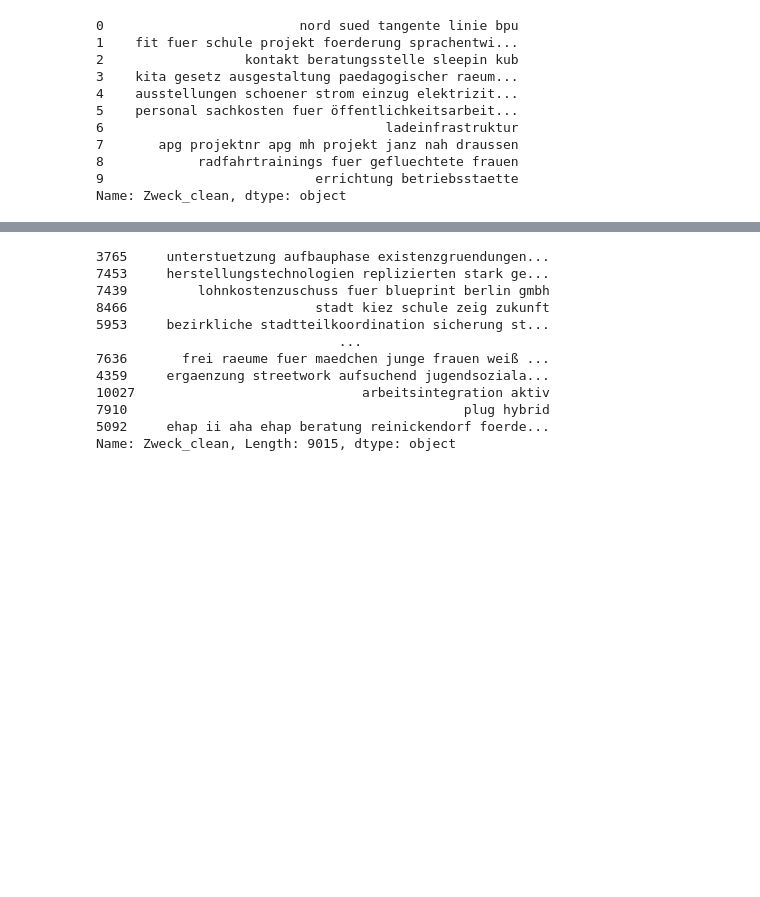
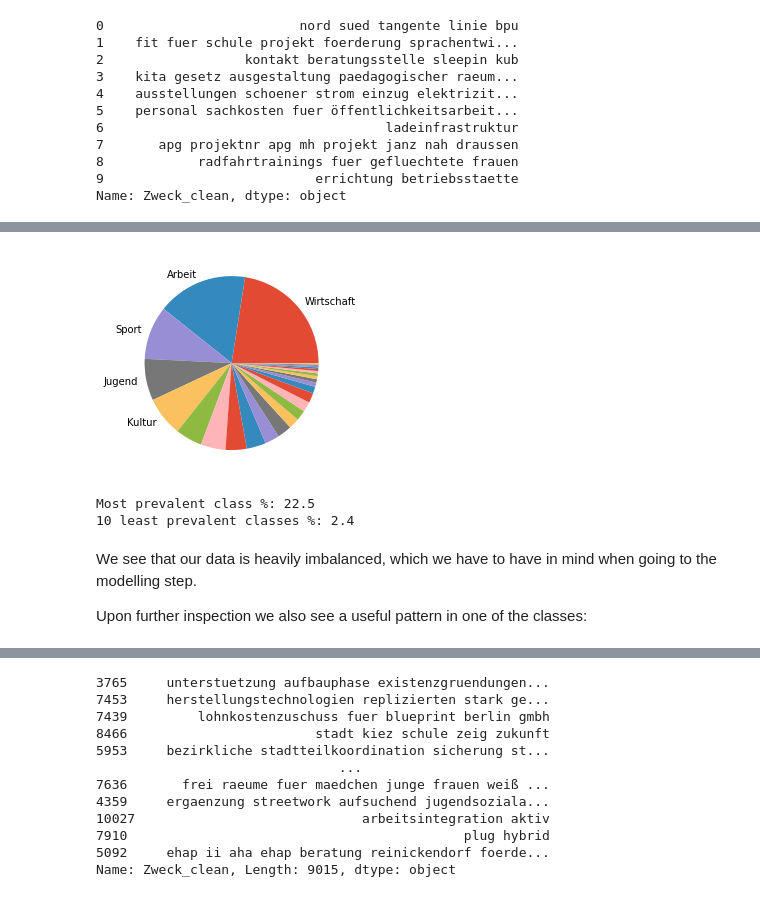
Before and after one commit to borislavdrag/south-park, a Jupyter notebook: notebooks/data_analysis.ipynb, the cells around one changed output, grey strips where cells are left out. Cells and saved outputs as stored; diff of their text form; code cells hidden in the pictures; blank space fills up the shorter version.

```diff
--- a/notebooks/data_analysis.ipynb
+++ b/notebooks/data_analysis.ipynb
@@ -10,18 +13,15 @@ import nltk
 from nltk.corpus import stopwords
 
 from sklearn.preprocessing import LabelEncoder
-from sklearn.model_selection import train_test_split
+from sklearn.model_selection import train_test_split, GridSearchCV, StratifiedKFold
 from sklearn.feature_extraction.text import TfidfVectorizer
 from sklearn import naive_bayes, svm, linear_model
 from sklearn.metrics import accuracy_score
 
 import xgboost
-# nltk.download('stopwords')
+from gensim.models import Word2Vec, KeyedVectors
+plt.style.use('ggplot')
 
-from sklearn.pipeline import Pipeline
-
-from gensim.models import Word2Vec, KeyedVectors
-
-np.random.seed(359)
+np.random.seed(359)  # reproducibility
 # %% [markdown]
 ## Preprocessing the Text
@@ -41,6 +55,6 @@ data['Zweck_clean'] = data['Zweck'].str.replace('[^\w\s]+', ' ', regex=True) \
                              .str.replace(' +', ' ', regex=True) \
                              .replace(umlauts, regex=True) \
                              .str.lower() \
-                             .apply(lambda x: [word.lemma_ for word in de(x)]) \
+                             .apply(lambda x: [word.lemma_ for word in de(str(x))]) \
                              .apply(lambda x: [item for item in x if item not in stopwords]) \
                              .str.join(' ')
@@ -90,7 +93,9 @@ Name: Zweck, dtype: object
 # %%
+data = data.groupby('Politikbereich').filter(lambda x: len(x) > 1)  # TODO: use in prod
 train_X, test_X, train_y, test_y = train_test_split(data['Zweck_clean'],
                                                     data['Politikbereich'],
-                                                    test_size=0.2)
+                                                    test_size=0.2,
+                                                    stratify=data['Politikbereich'])
 
 encoder = LabelEncoder()
 encoder = encoder.fit(data['Politikbereich'])
@@ -138,0 +119,15 @@ Train_X_Tfidf
+# %%
+cat_distr = data.Politikbereich.value_counts()
+plt.pie(cat_distr, labels=(list(cat_distr.index[:5]) + ['']*(len(cat_distr)-5)))
+plt.show()
+
+print("Most prevalent class %:", round(cat_distr[0]/len(data), 3)*100)
+print("10 least prevalent classes %:", round(sum(cat_distr[-10:])/len(data), 3)*100)
+# %% [output]
+[figure, added]
+Most prevalent class %: 22.5
+10 least prevalent classes %: 2.4
+# %% [markdown]
+We see that our data is heavily imbalanced, which we have to have in mind when going to the modelling step.
+
+Upon further inspection we also see a useful pattern in one of the classes:
```
Also changed, not shown: parts of 31 cells of this notebook.
